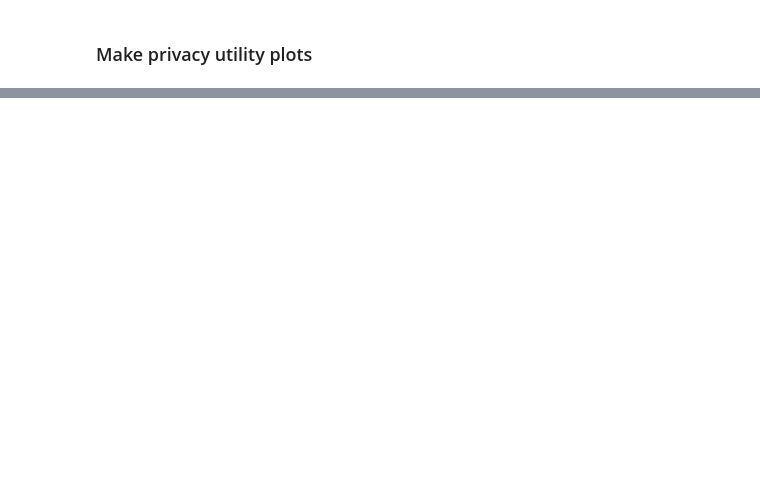
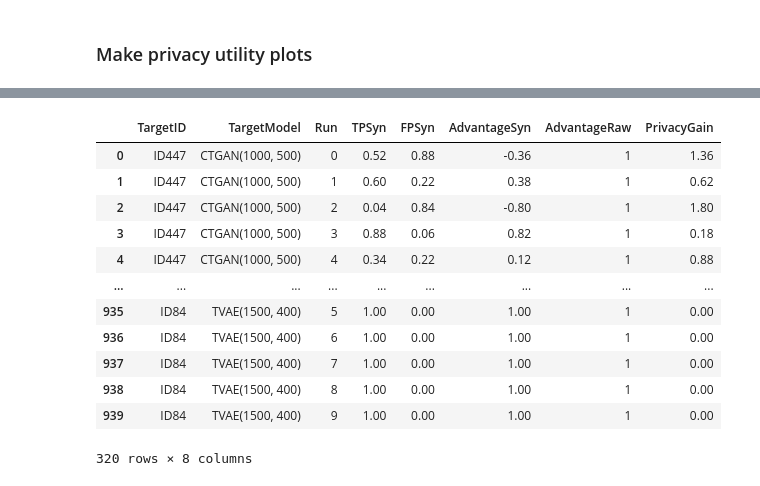
Before and after one commit to beritoksnes/synthetic_data_release, a Jupyter notebook: notebooks/analyze_results_simulated_data.ipynb, the cells around one changed output, grey strips where cells are left out. Cells and saved outputs as stored; diff of their text form; code cells hidden in the pictures; blank space fills up the shorter version.

```diff
--- a/notebooks/analyze_results_simulated_data.ipynb
+++ b/notebooks/analyze_results_simulated_data.ipynb
@@ -183,0 +214,16 @@ plt.show()
+# %%
+mia_results
+# %% [output]
+|  | TargetID | TargetModel | Run | TPSyn | FPSyn | AdvantageSyn | AdvantageRaw | PrivacyGain |
+| 0 | ID447 | CTGAN(1000, 500) | 0 | 0.52 | 0.88 | -0.36 | 1 | 1.36 |
+| 1 | ID447 | CTGAN(1000, 500) | 1 | 0.60 | 0.22 | 0.38 | 1 | 0.62 |
+| 2 | ID447 | CTGAN(1000, 500) | 2 | 0.04 | 0.84 | -0.80 | 1 | 1.80 |
+| 3 | ID447 | CTGAN(1000, 500) | 3 | 0.88 | 0.06 | 0.82 | 1 | 0.18 |
+| 4 | ID447 | CTGAN(1000, 500) | 4 | 0.34 | 0.22 | 0.12 | 1 | 0.88 |
+| ... | ... | ... | ... | ... | ... | ... | ... | ... |
+| 935 | ID84 | TVAE(1500, 400) | 5 | 1.00 | 0.00 | 1.00 | 1 | 0.00 |
+| 936 | ID84 | TVAE(1500, 400) | 6 | 1.00 | 0.00 | 1.00 | 1 | 0.00 |
+| 937 | ID84 | TVAE(1500, 400) | 7 | 1.00 | 0.00 | 1.00 | 1 | 0.00 |
+| 938 | ID84 | TVAE(1500, 400) | 8 | 1.00 | 0.00 | 1.00 | 1 | 0.00 |
+| 939 | ID84 | TVAE(1500, 400) | 9 | 1.00 | 0.00 | 1.00 | 1 | 0.00 |
+320 rows × 8 columns
```
Also changed, not shown: parts of 14 cells of this notebook, 3 other files.
